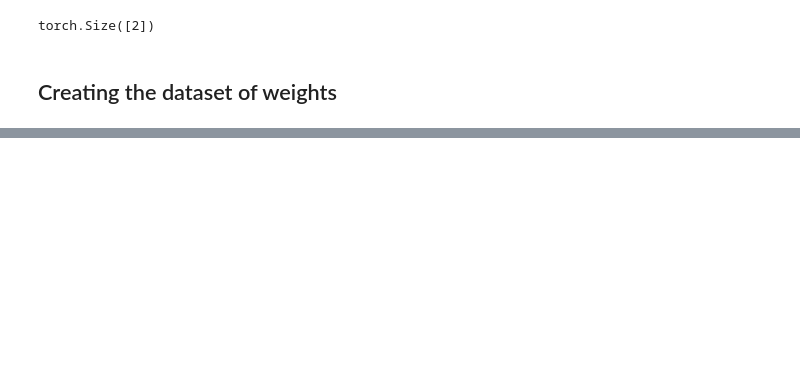
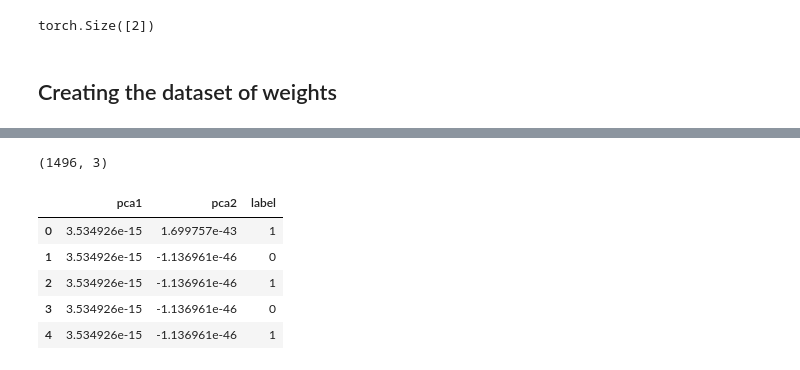
Before and after one commit to LouisCleriot/Latent-truth-detector, a Jupyter notebook: main.ipynb, the cells around one changed output, grey strips where cells are left out. Drawn from its saved outputs; the diff is of its cells as text; code cells hidden in the pictures; blank space fills up the shorter version.

```diff
--- a/main.ipynb
+++ b/main.ipynb
@@ -150,6 +194,19 @@ pca_result = pca.fit_transform(features)
 #concatenate df[df.columns[-1]] and pca_result
 pca_result = pd.DataFrame(pca_result, columns=["pca1", "pca2"])
 pca_result["label"] = labels
+# %%
+pca_result.shape
+# %% [output]
+(1496, 3)
+# %%
+pca_result.head()
+# %% [output]
+|  | pca1 | pca2 | label |
+| 0 | 3.534926e-15 | 1.699757e-43 | 1 |
+| 1 | 3.534926e-15 | -1.136961e-46 | 0 |
+| 2 | 3.534926e-15 | -1.136961e-46 | 1 |
+| 3 | 3.534926e-15 | -1.136961e-46 | 0 |
+| 4 | 3.534926e-15 | -1.136961e-46 | 1 |
 # %%
 #plot the pca_result with the label as color
 import seaborn as sns
```
Also changed, not shown: parts of 11 cells of this notebook, 1 other file.
